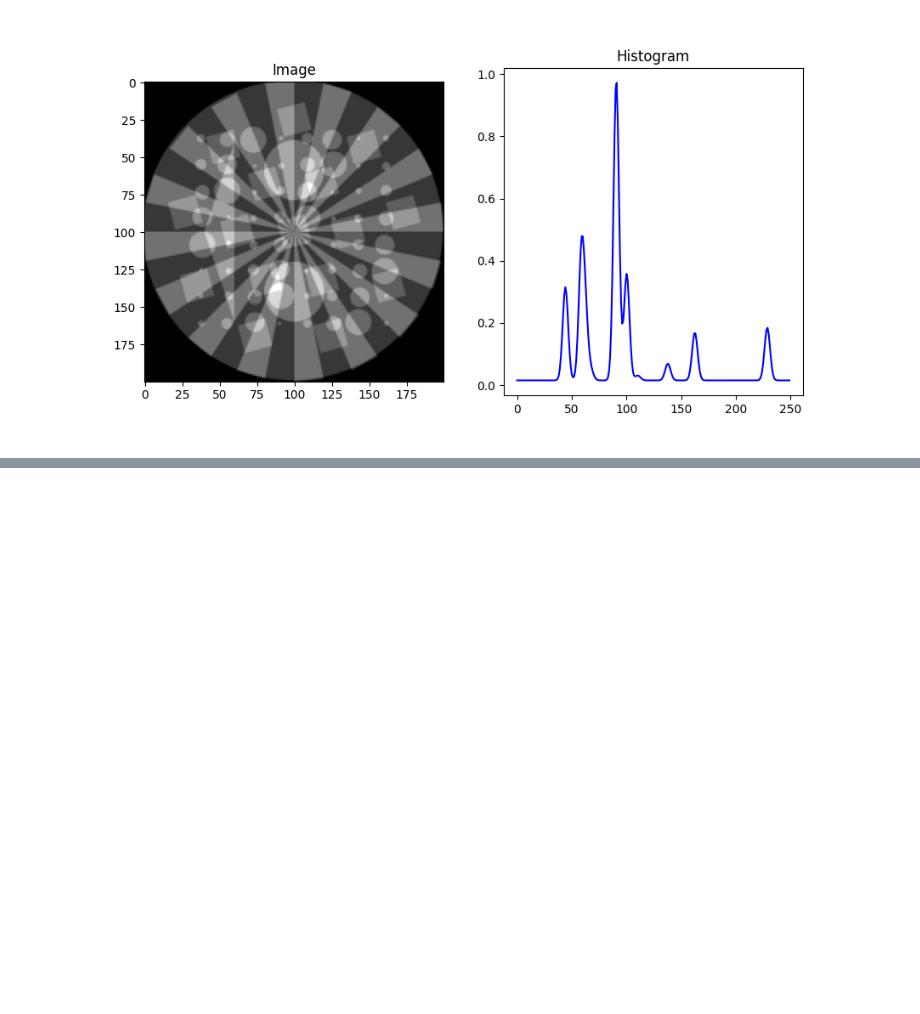
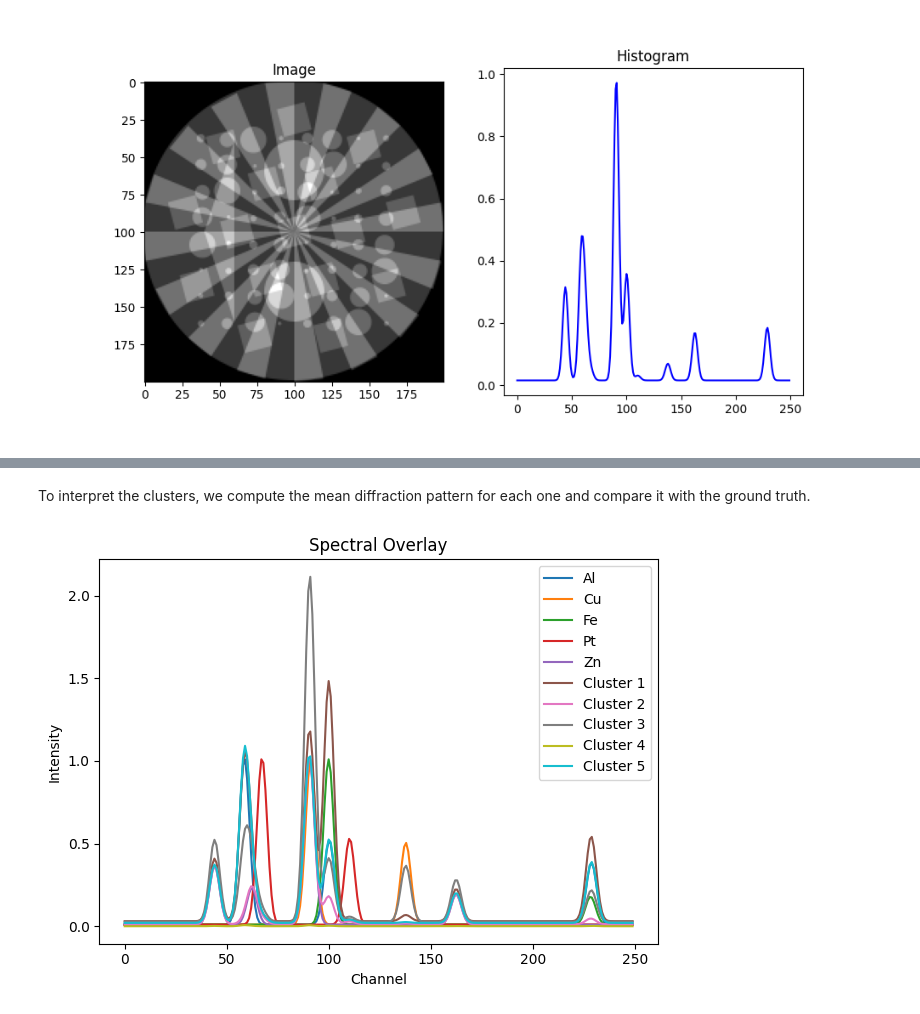
Before and after one commit to antonyvam/nDTomo, a Jupyter notebook: docs/source/notebooks/tutorial_dimensionality_reduction.ipynb, the cells around one changed output, grey strips where cells are left out. Saved outputs shown, nothing was run; the diff lists cells and outputs as text; code cells hidden in the pictures; blank space fills up the shorter version.

```diff
--- a/docs/source/notebooks/tutorial_dimensionality_reduction.ipynb
+++ b/docs/source/notebooks/tutorial_dimensionality_reduction.ipynb
@@ -271,0 +322,17 @@ gui = chemimexplorer(chemct)
+# %% [markdown]
+To interpret the clusters, we compute the mean diffraction pattern for each one and compare it with the ground truth.
+# %%
+cluster_spectra = []
+for i in range(k):
+    cluster_indices = np.where(kmeans.labels_ == i)[0]
+    cluster_mean = data[cluster_indices].mean(axis=0)
+    cluster_spectra.append(cluster_mean)
+
+# Overlay with ground truth spectra
+gt_spectra = [dpAl, dpCu, dpFe, dpPt, dpZn]
+all_spectra = gt_spectra + cluster_spectra
+labels = ['Al', 'Cu', 'Fe', 'Pt', 'Zn'] + [f'Cluster {i+1}' for i in range(k)]
+
+showspectra(all_spectra, labels=labels, fig_num=2)
+# %% [output]
+[figure, added]
```
Also changed, not shown: parts of 23 cells of this notebook, 1 other file.
